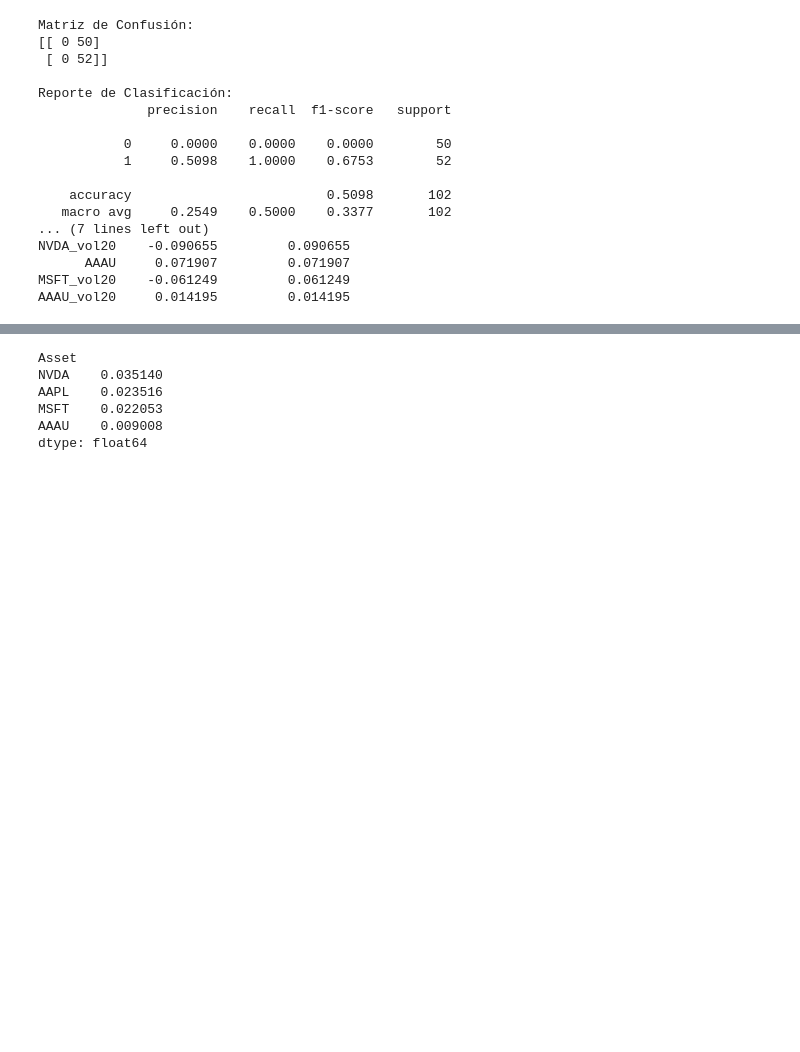
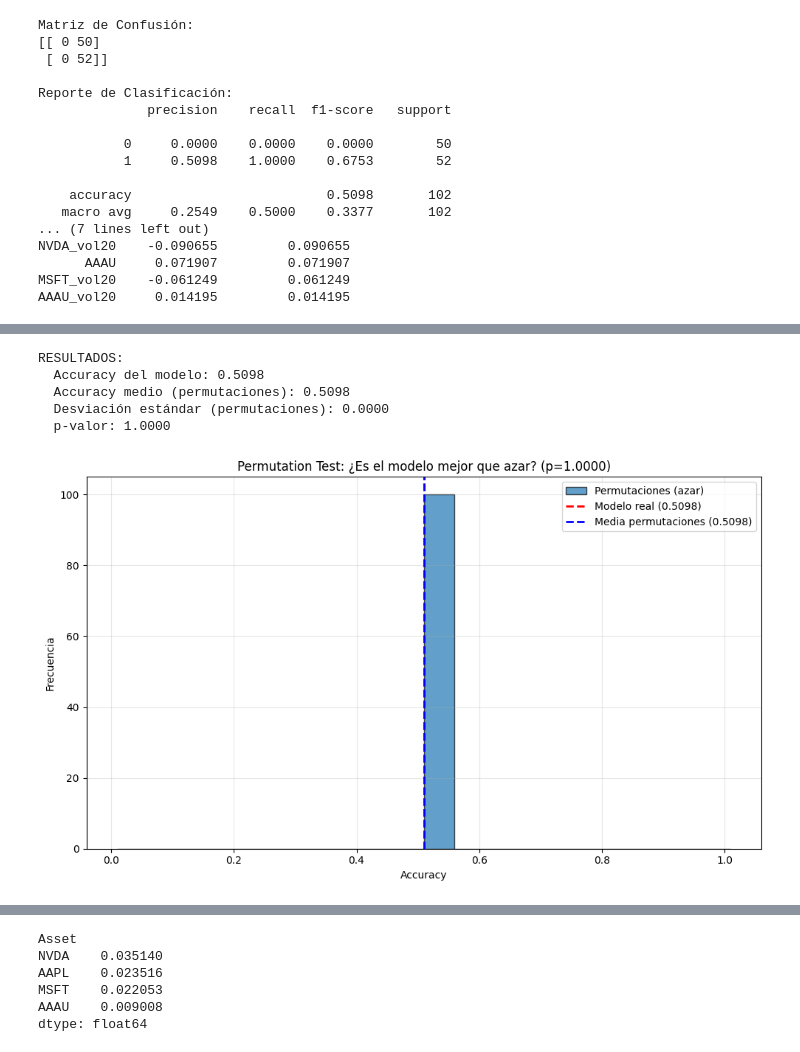
Before and after one commit to JuanCMath/Quantitative-Analysis-of-Financial-Markets, a Jupyter notebook: notebook/Notebook.ipynb, the cells around one changed output, grey strips where cells are left out. Cells and saved outputs as stored; diff of their text form; code cells hidden in the pictures; blank space fills up the shorter version.

```diff
--- a/notebook/Notebook.ipynb
+++ b/notebook/Notebook.ipynb
@@ -1218,0 +1436,8 @@ Este resultado es consistente con la forma débil de la Hipótesis de Eficiencia
+# %%
+# Después de entrenar el modelo
+clf = LogisticRegression(max_iter=2000, random_state=42)
+clf.fit(X_train, y_train)
+
+# Si hay separación perfecta, los coeficientes serán muy grandes
+print("Coeficientes del modelo:")
+print(clf.coef_[0])
@@ -1218,0 +1688,62 @@ Este resultado es consistente con la forma débil de la Hipótesis de Eficiencia
+# %%
+# Permutation test
+
+from sklearn.metrics import accuracy_score
+import numpy as np
+
+# 1. Calcular accuracy del modelo
+clf= LogisticRegression(max_iter=2000, random_state=42)
+clf.fit(X_train, y_train)
+
+y_pred = clf.predict(X_test)
+score_obs = accuracy_score(y_test, y_pred)
+
+# 2. Realizar permutation test
+n_permutations = 100
+perm_scores = []
+
+for perm in range(n_permutations):
+    # Permutar etiquetas
+    y_test_perm = np.random.permutation(y_test)
+    y_train_perm = np.random.permutation(y_train)
+
+    # Entrenar el modelo y predecir
+    clf.fit(X_train, y_train_perm)
+    y_pred = clf.predict(X_test)
+
+    # Evaluar con etiquetas permutadas
+    score_perm = accuracy_score(y_test_perm, y_pred)
+    perm_scores.append(score_perm)
+
+perm_scores = np.array(perm_scores)
+
+# 3. Calcular p-valor
+# p-valor = proporción de permutaciones con score >= score_obs
+pvalue = (len([perm_score for perm_score in perm_scores if perm_score >= score_obs]) + 1) / (n_permutations + 1)
+
+# 4. Calcular estadísticas
+print(f"RESULTADOS:")
+print(f"  Accuracy del modelo: {score_obs:.4f}")
+print(f"  Accuracy medio (permutaciones): {perm_scores.mean():.4f}")
+print(f"  Desviación estándar (permutaciones): {perm_scores.std():.4f}")
+print(f"  p-valor: {pvalue:.4f}\n")
+
+# 5. Visualización
+plt.figure(figsize=(10, 6))
+plt.hist(perm_scores, bins=20, alpha=0.7, edgecolor='black', label='Permutaciones (azar)')
+plt.axvline(score_obs, color='red', linestyle='--', linewidth=2, label=f'Modelo real ({score_obs:.4f})')
+plt.axvline(perm_scores.mean(), color='blue', linestyle='--', linewidth=2, label=f'Media permutaciones ({perm_scores.mean():.4f})')
+plt.xlabel('Accuracy')
+plt.ylabel('Frecuencia')
+plt.title(f'Permutation Test: ¿Es el modelo mejor que azar? (p={pvalue:.4f})')
+plt.legend()
+plt.grid(alpha=0.3)
+plt.tight_layout()
+plt.show()
+# %% [output]
+RESULTADOS:
+  Accuracy del modelo: 0.5098
+  Accuracy medio (permutaciones): 0.5098
+  Desviación estándar (permutaciones): 0.0000
+  p-valor: 1.0000
+[figure, added]
```
Also changed, not shown: parts of 34 cells of this notebook.
